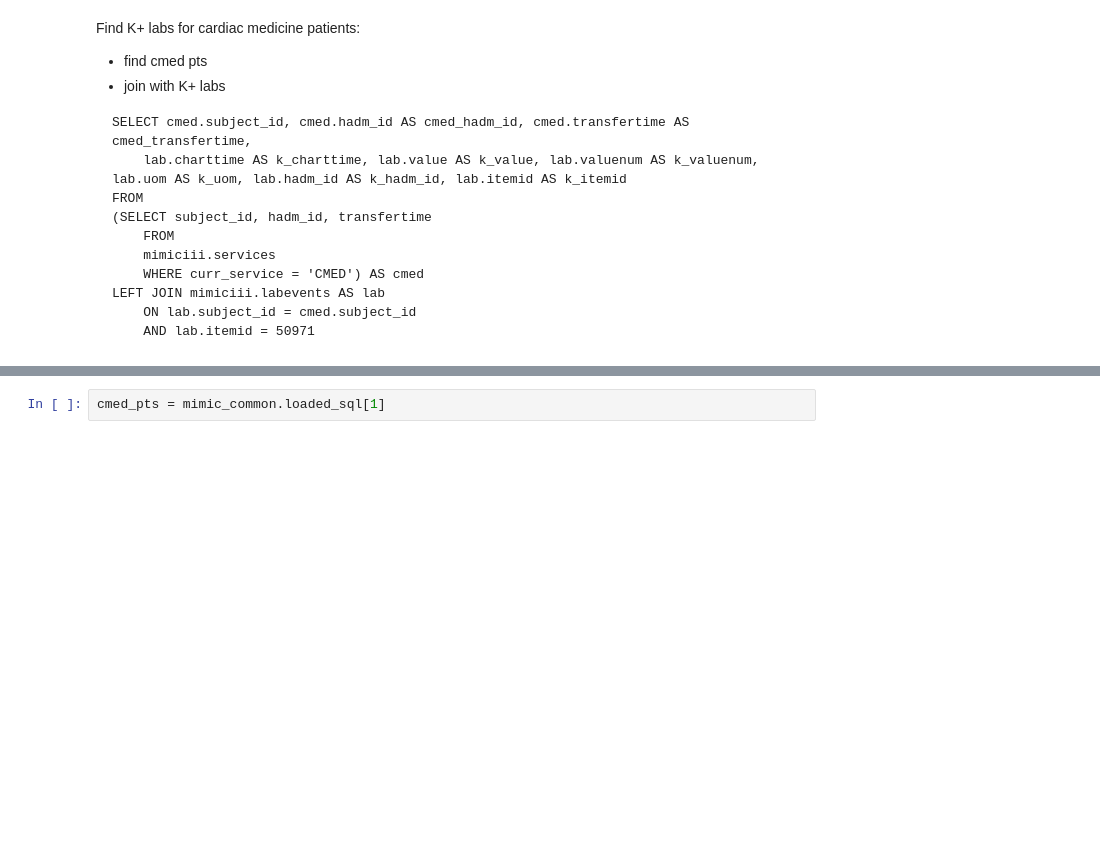
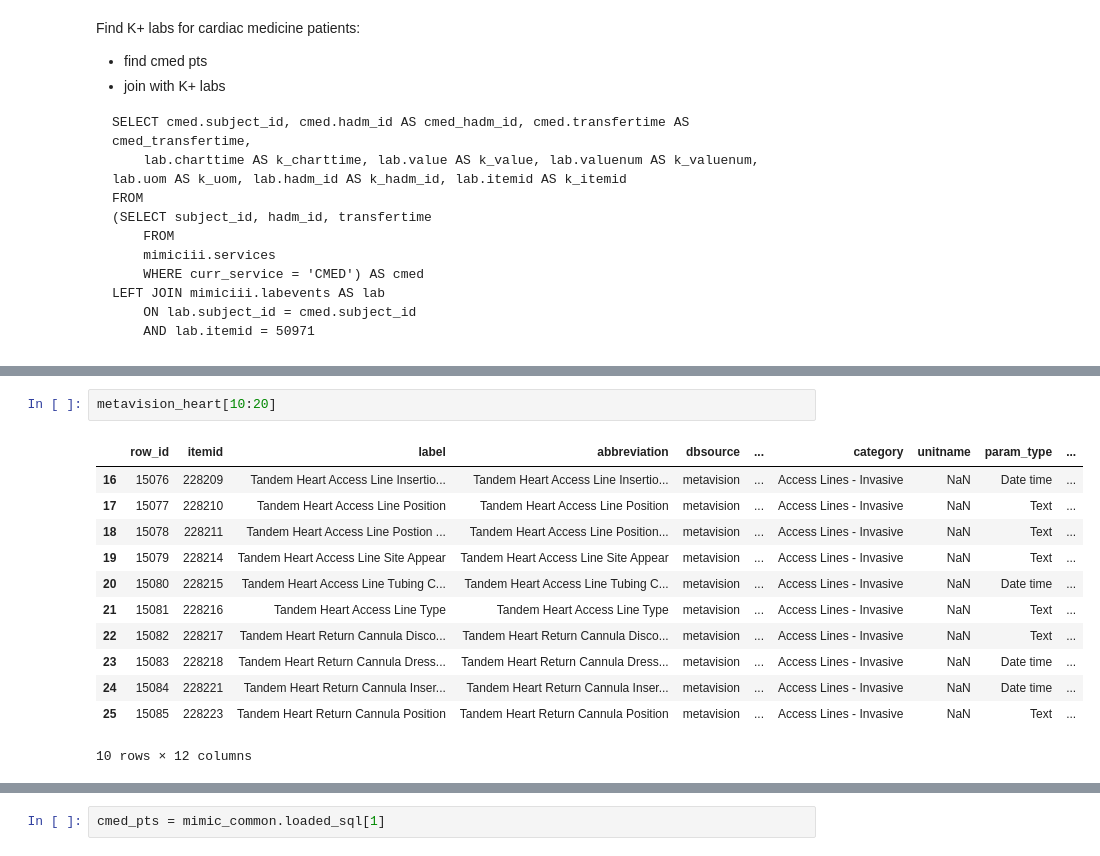
Before and after one commit to yankou/Electric-Rhythms, a Jupyter notebook: notebooks/ExploratoryDataAnalysis.ipynb, the cells around one changed output, grey strips where cells are left out. Saved outputs shown, nothing was run; the diff lists cells and outputs as text; blank space fills up the shorter version.

```diff
--- a/notebooks/ExploratoryDataAnalysis.ipynb
+++ b/notebooks/ExploratoryDataAnalysis.ipynb
@@ -89,0 +264,15 @@ mimic_common.loaded_sql[0]
+# %%
+metavision_heart[10:20]
+# %% [output]
+|  | row_id | itemid | label | abbreviation | dbsource | ... | category | unitname | param_type | ... |
+| 16 | 15076 | 228209 | Tandem Heart Access Line Insertio... | Tandem Heart Access Line Insertio... | metavision | ... | Access Lines - Invasive | NaN | Date time | ... |
+| 17 | 15077 | 228210 | Tandem Heart Access Line Position | Tandem Heart Access Line Position | metavision | ... | Access Lines - Invasive | NaN | Text | ... |
+| 18 | 15078 | 228211 | Tandem Heart Access Line Postion ... | Tandem Heart Access Line Position... | metavision | ... | Access Lines - Invasive | NaN | Text | ... |
+| 19 | 15079 | 228214 | Tandem Heart Access Line Site Appear | Tandem Heart Access Line Site Appear | metavision | ... | Access Lines - Invasive | NaN | Text | ... |
+| 20 | 15080 | 228215 | Tandem Heart Access Line Tubing C... | Tandem Heart Access Line Tubing C... | metavision | ... | Access Lines - Invasive | NaN | Date time | ... |
+| 21 | 15081 | 228216 | Tandem Heart Access Line Type | Tandem Heart Access Line Type | metavision | ... | Access Lines - Invasive | NaN | Text | ... |
+| 22 | 15082 | 228217 | Tandem Heart Return Cannula Disco... | Tandem Heart Return Cannula Disco... | metavision | ... | Access Lines - Invasive | NaN | Text | ... |
+| 23 | 15083 | 228218 | Tandem Heart Return Cannula Dress... | Tandem Heart Return Cannula Dress... | metavision | ... | Access Lines - Invasive | NaN | Date time | ... |
+| 24 | 15084 | 228221 | Tandem Heart Return Cannula Inser... | Tandem Heart Return Cannula Inser... | metavision | ... | Access Lines - Invasive | NaN | Date time | ... |
+| 25 | 15085 | 228223 | Tandem Heart Return Cannula Position | Tandem Heart Return Cannula Position | metavision | ... | Access Lines - Invasive | NaN | Text | ... |
+10 rows × 12 columns
```
Also changed, not shown: parts of 17 cells of this notebook.
